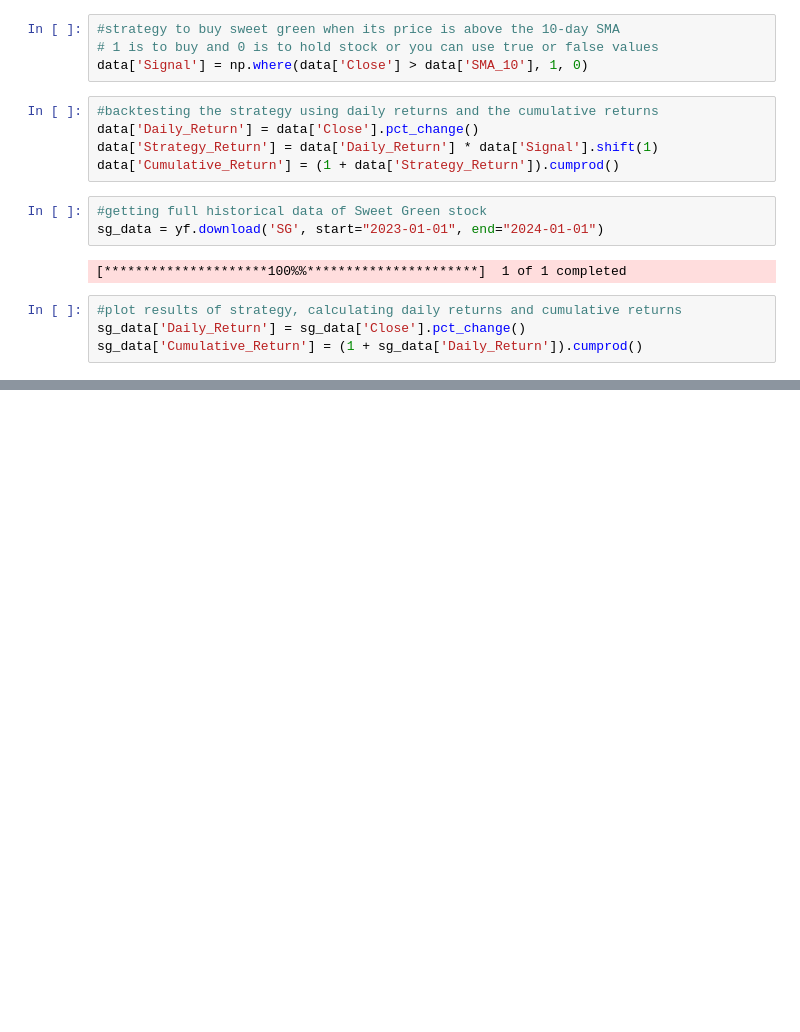
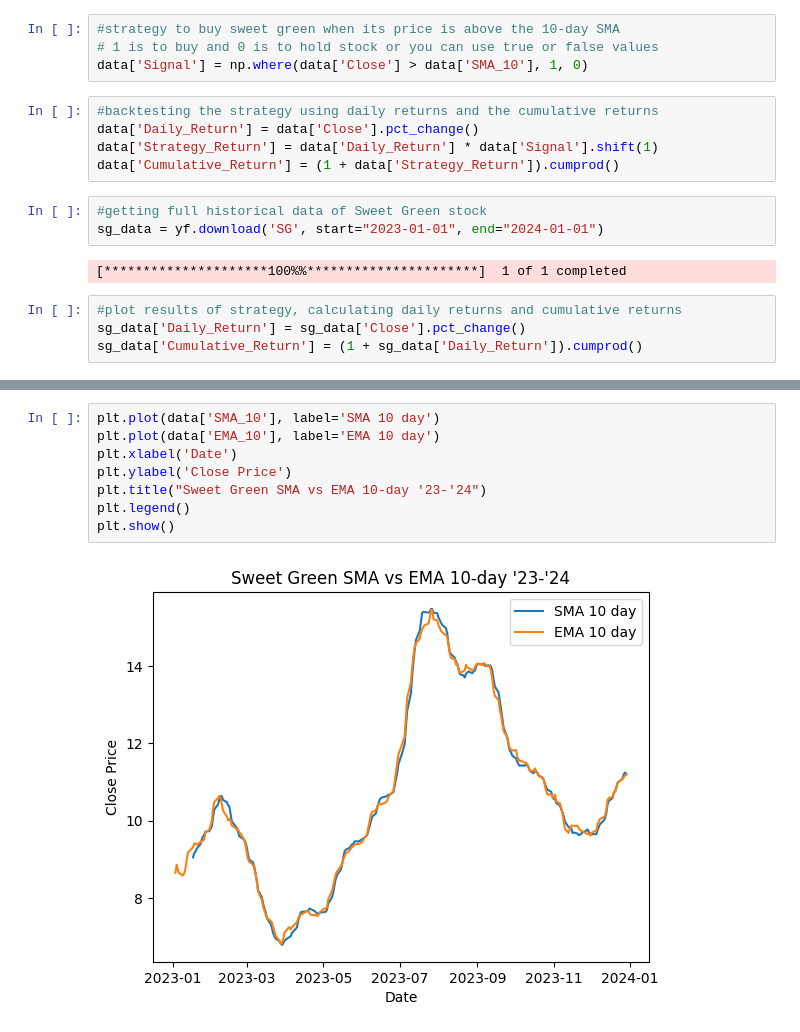
Before and after one commit to jomorro/sma_trading_bot, a Jupyter notebook: sma_trading_bot.ipynb, the cells around one changed output, grey strips where cells are left out. Saved outputs shown, nothing was run; the diff lists cells and outputs as text; blank space fills up the shorter version.

```diff
--- a/sma_trading_bot.ipynb
+++ b/sma_trading_bot.ipynb
@@ -121,0 +132,10 @@ plt.show()
+# %%
+plt.plot(data['SMA_10'], label='SMA 10 day')
+plt.plot(data['EMA_10'], label='EMA 10 day')
+plt.xlabel('Date')
+plt.ylabel('Close Price')
+plt.title("Sweet Green SMA vs EMA 10-day '23-'24")
+plt.legend()
+plt.show()
+# %% [output]
+[figure, added]
```
Also changed, not shown: parts of 4 cells of this notebook.
